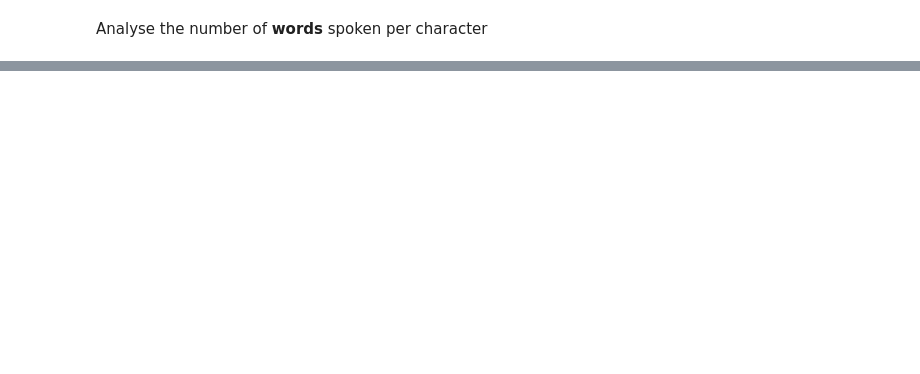
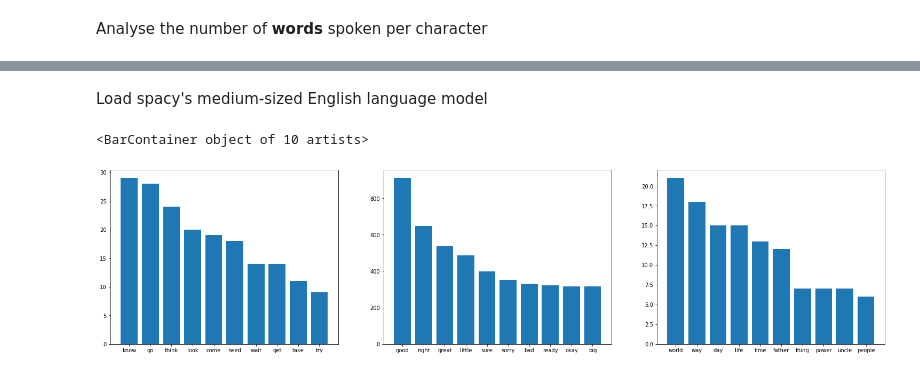
Before and after one commit to gomesfernandes/avatar_series_NLP, a Jupyter notebook: avatar_NLP.ipynb, the cells around one changed output, grey strips where cells are left out. Drawn from its saved outputs; the diff is of its cells as text; code cells hidden in the pictures; blank space fills up the shorter version.

Commit message:
Analyse top 10 verbs/adj/nouns

```diff
--- a/avatar_NLP.ipynb
+++ b/avatar_NLP.ipynb
@@ -54,3 +65,44 @@ sns.barplot(x="Character", y="Wordcount", data=top_15_characters_words)
 # %% [output]
 <matplotlib.axes._subplots.AxesSubplot at 0x...>
 [figure]
+# %% [markdown]
+Load spacy's medium-sized English language model
+# %%
+nlp = spacy.load("en_core_web_md")
+# %%
+grouped_episodes = transcripts.groupby("Episode")
+utterances_per_episode = []
+for name, group in grouped_episodes:
+    utterances_per_episode.append("\n".join(group["Utterance"].tolist()))
+# %%
+from collections import defaultdict
+verb_count = defaultdict(int)
+adj_count = defaultdict(int)
+noun_count = defaultdict(int)
+
+for episode in utterances_per_episode:
+    doc = nlp(episode)
+    verb_count = defaultdict(int)
+    noun_count = defaultdict(int)
+    for token in doc:
+        # ignore stop words
+        if token.is_stop:
+            continue
+        if token.pos_ == 'VERB':
+            verb_count[token.lemma_] += 1
+        if token.pos_ == 'ADJ':
+            adj_count[token.lemma_] += 1
+        if token.pos_ == 'NOUN':
+            noun_count[token.lemma_] += 1
+# %%
+top_10_verbs = sorted(verb_count.items(), key=lambda kv: kv[1], reverse=True)[:10]
+top_10_adjectives = sorted(adj_count.items(), key=lambda kv: kv[1], reverse=True)[:10]
+top_10_nouns = sorted(noun_count.items(), key=lambda kv: kv[1], reverse=True)[:10]
+# %%
+fig, axs = plt.subplots(1, 3, figsize=(26, 6))
+axs[0].bar([x[0] for x in top_10_verbs], [x[1] for x in top_10_verbs])
+axs[1].bar([x[0] for x in top_10_adjectives], [x[1] for x in top_10_adjectives])
+axs[2].bar([x[0] for x in top_10_nouns], [x[1] for x in top_10_nouns])
+# %% [output]
+<BarContainer object of 10 artists>
+[figure, added]
```
Also changed, not shown: parts of 7 cells of this notebook, 1 other file.
